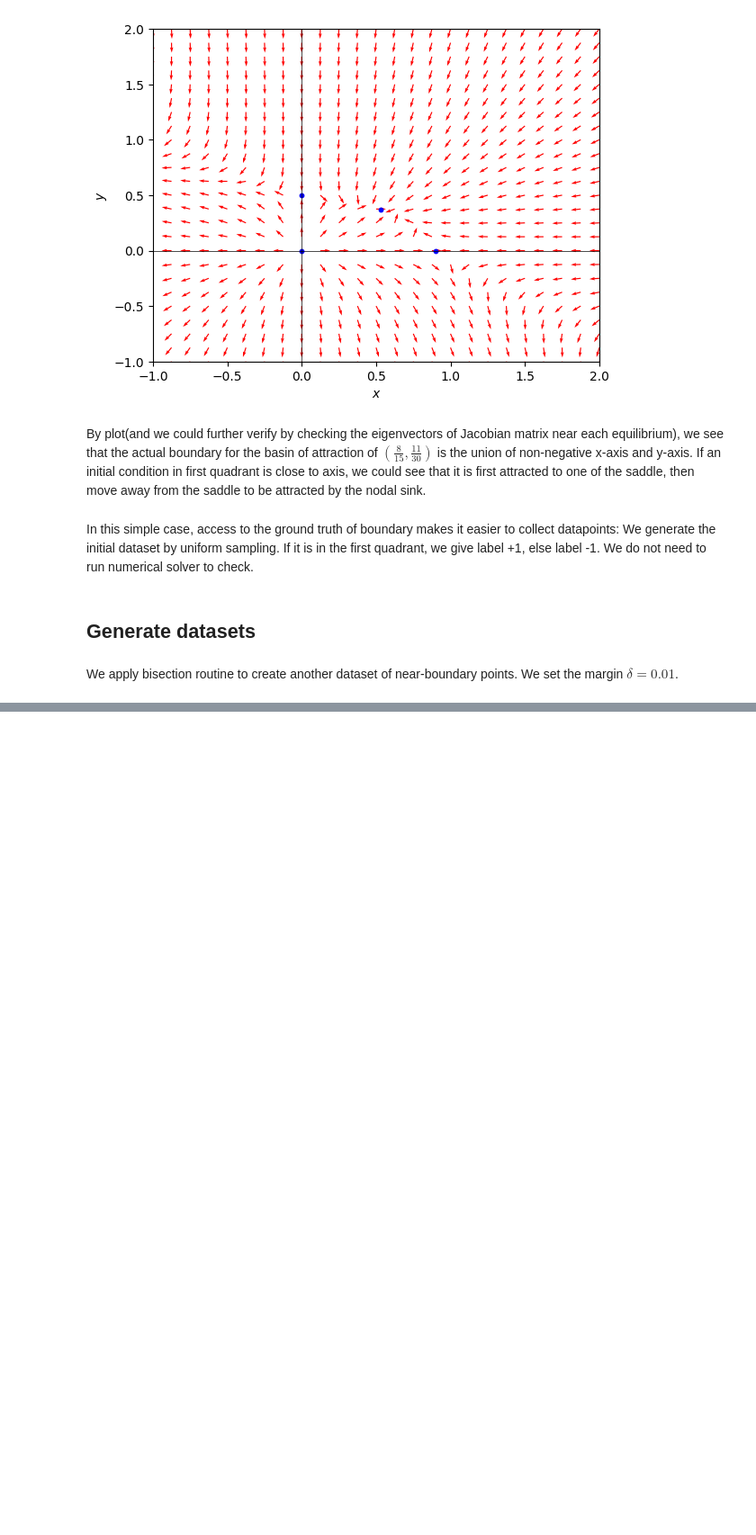
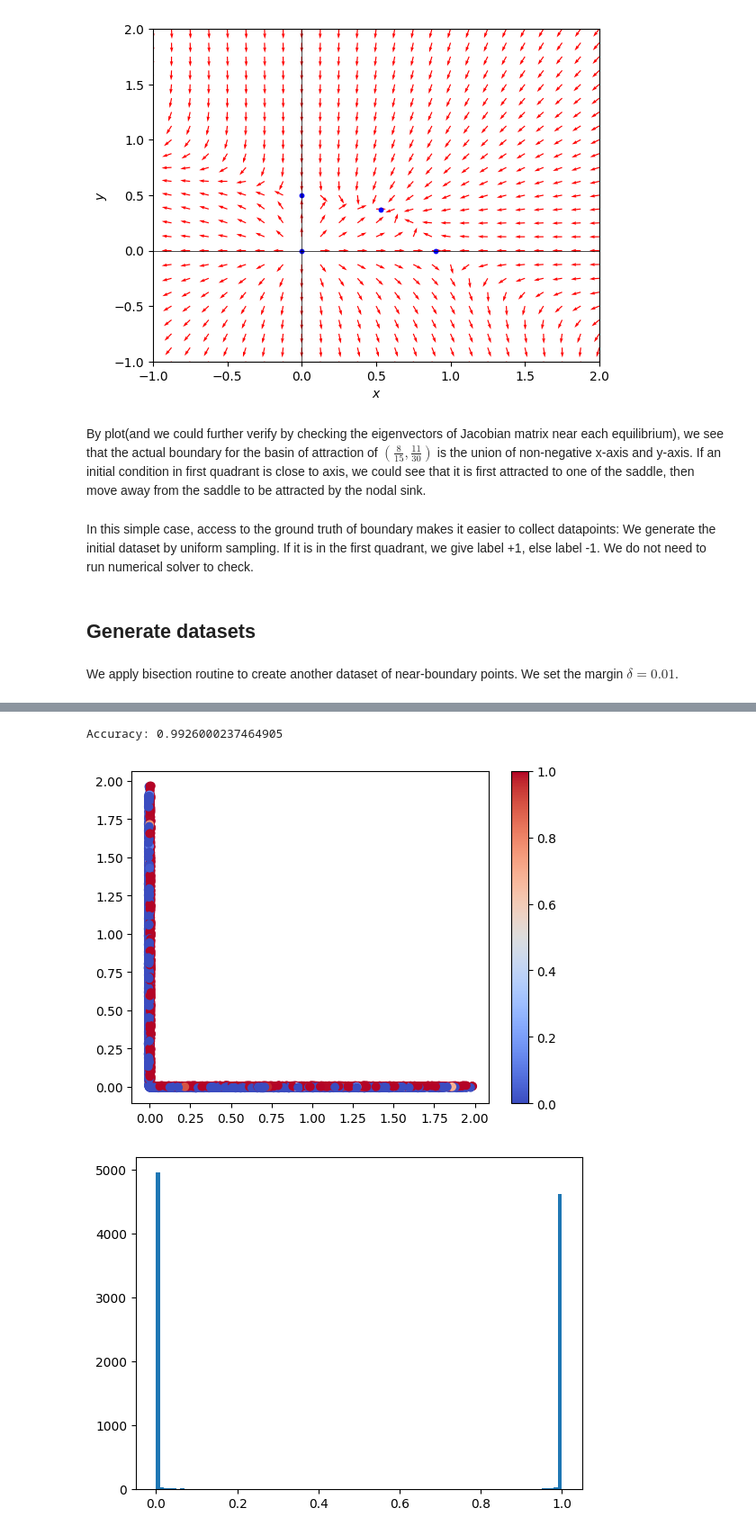
Before and after one commit to OliverChen0602/Estimate-Basin-Boundary, a Jupyter notebook: competing_species.ipynb, the cells around one changed output, grey strips where cells are left out. Shown at 90% size. Cells and saved outputs as stored; diff of their text form; code cells hidden in the pictures; blank space fills up the shorter version.

```diff
--- a/competing_species.ipynb
+++ b/competing_species.ipynb
@@ -284,0 +357,6 @@ Accuracy: 0.8209434747695923
+# %%
+test_model(net_bce_uniform, dataset_near_test)
+# %% [output]
+Accuracy: 0.9926000237464905
+[figure, added]
+[figure, added]
```
Also changed, not shown: parts of 29 cells of this notebook, 5 other files.
